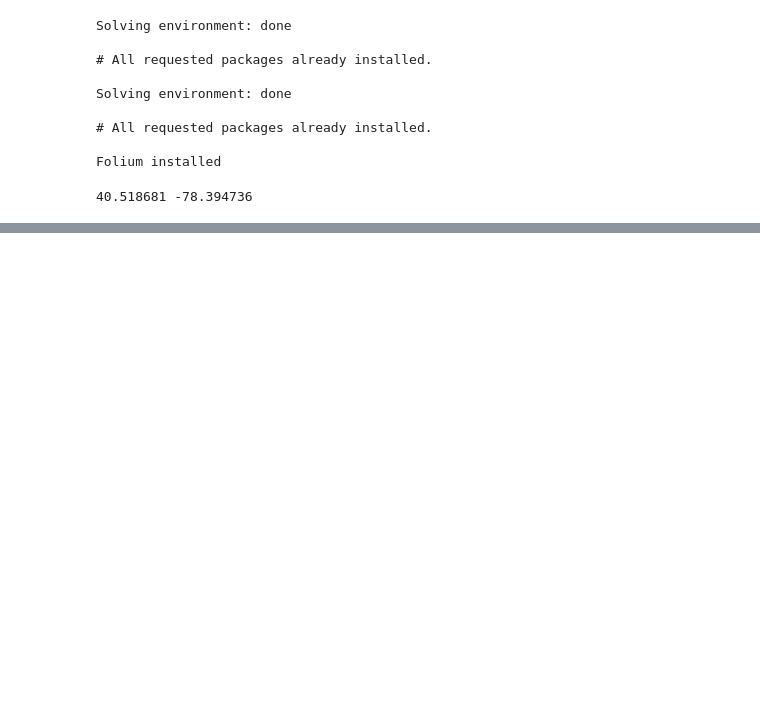
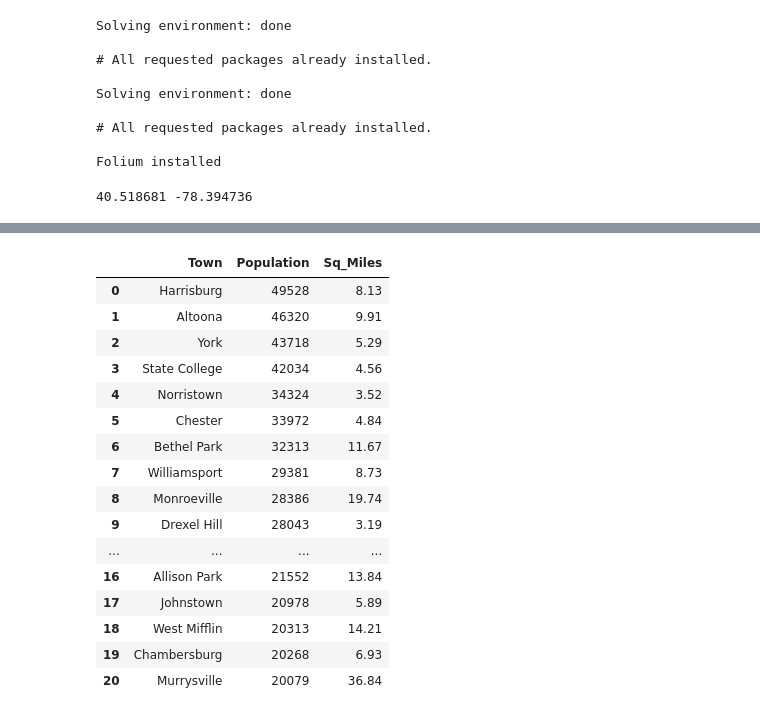
Before and after one commit to mplatt7/Coursera_Capstone, a Jupyter notebook: Battle of the Neighborhoods - MP.ipynb, the cells around one changed output, grey strips where cells are left out. Saved outputs shown, nothing was run; the diff lists cells and outputs as text; code cells hidden in the pictures; blank space fills up the shorter version.

```diff
--- a/Battle of the Neighborhoods - MP.ipynb
+++ b/Battle of the Neighborhoods - MP.ipynb
@@ -135,0 +141,8 @@ gym_map
+# %%
+# Create a df for towns in PA that meet our filter criteria
+df=pd.read_html('https://en.wikipedia.org/wiki/List_of_populated_places_in_Pennsylvania')[0]
+population=df[['Place Name','Population (2010 census)']]
+population.columns=['Town','Population']
+towns=population.query('Population>20000 & Population<50000')
+towns.reset_index(inplace=True,drop=True)
+towns.head()
@@ -135,0 +165,6 @@ gym_map
+# %%
+# Retrieve square mileage information
+square_miles=pd.read_html('https://www.indexmundi.com/facts/united-states/quick-facts/pennsylvania/land-area/cities#table')[1]
+square_miles.columns=['Town','Sq_Miles']
+#square_miles['Radius']=square_miles.apply(lambda row: ((row.Sq_Miles)/3.14)**(0.5),axis=1)
+square_miles.head()
@@ -135,0 +178,24 @@ gym_map
+# %%
+# Add square miles information, drop rows where this is NA ('Wilkes-Barre')
+towns = pd.merge(towns,square_miles,on='Town',how='left')
+towns.dropna(subset=['Sq_Miles'],axis=0,inplace=True)
+towns.reset_index(inplace=True,drop=True)
+towns
+# %% [output]
+|  | Town | Population | Sq_Miles |
+| 0 | Harrisburg | 49528 | 8.13 |
+| 1 | Altoona | 46320 | 9.91 |
+| 2 | York | 43718 | 5.29 |
+| 3 | State College | 42034 | 4.56 |
+| 4 | Norristown | 34324 | 3.52 |
+| 5 | Chester | 33972 | 4.84 |
+| 6 | Bethel Park | 32313 | 11.67 |
+| 7 | Williamsport | 29381 | 8.73 |
+| 8 | Monroeville | 28386 | 19.74 |
+| 9 | Drexel Hill | 28043 | 3.19 |
+| ... | ... | ... | ... |
+| 16 | Allison Park | 21552 | 13.84 |
+| 17 | Johnstown | 20978 | 5.89 |
+| 18 | West Mifflin | 20313 | 14.21 |
+| 19 | Chambersburg | 20268 | 6.93 |
+| 20 | Murrysville | 20079 | 36.84 |
```
Also changed, not shown: parts of 39 cells of this notebook.
